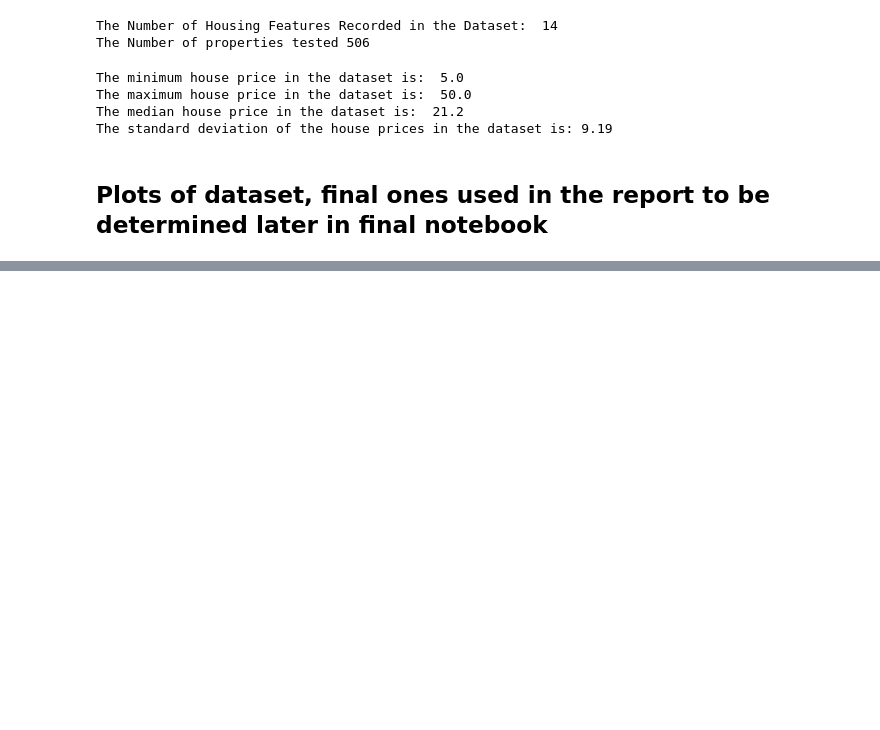
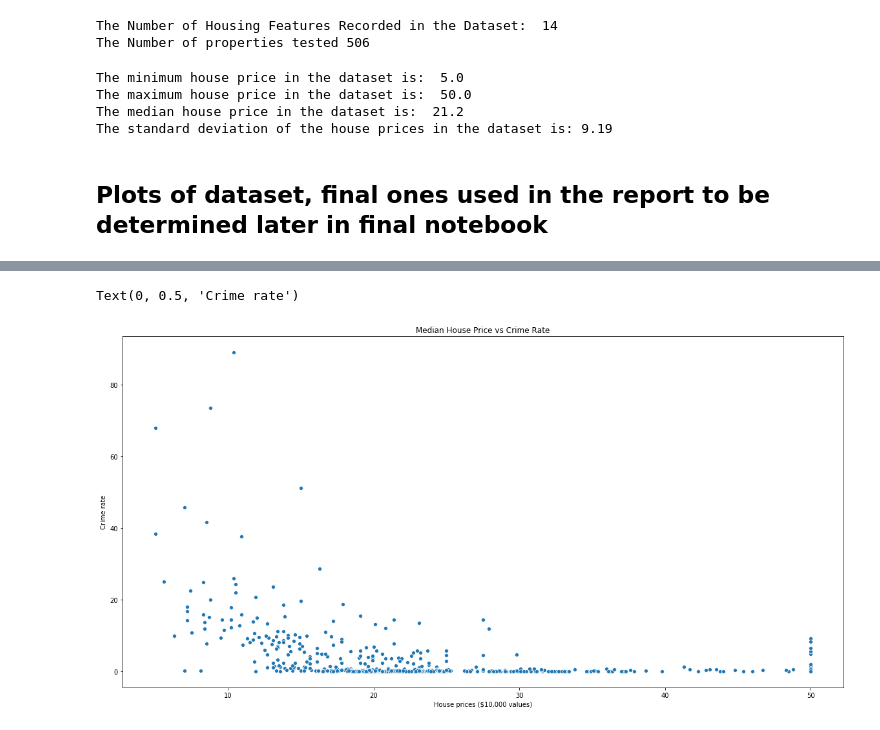
Before and after one commit to ShaunaB93/Machine_learning_and_statistics_assessment, a Jupyter notebook: TestingNotebook2.ipynb, the cells around one changed output, grey strips where cells are left out. Cells and saved outputs as stored; diff of their text form; code cells hidden in the pictures; blank space fills up the shorter version.

```diff
--- a/TestingNotebook2.ipynb
+++ b/TestingNotebook2.ipynb
@@ -160,0 +183,9 @@ Text(0, 0.5, 'Average Number of Rooms')
+# %%
+# Scatter plot of median house prices v crime rate by town
+pl.title("Median House Price vs Crime Rate")
+sns.scatterplot(df_boston.MEDV, df_boston.CRIM)
+pl.xlabel("House prices ($10,000 values)")
+pl.ylabel("Crime rate")
+# %% [output]
+Text(0, 0.5, 'Crime rate')
+[figure, added]
```
Also changed, not shown: parts of 20 cells of this notebook.
